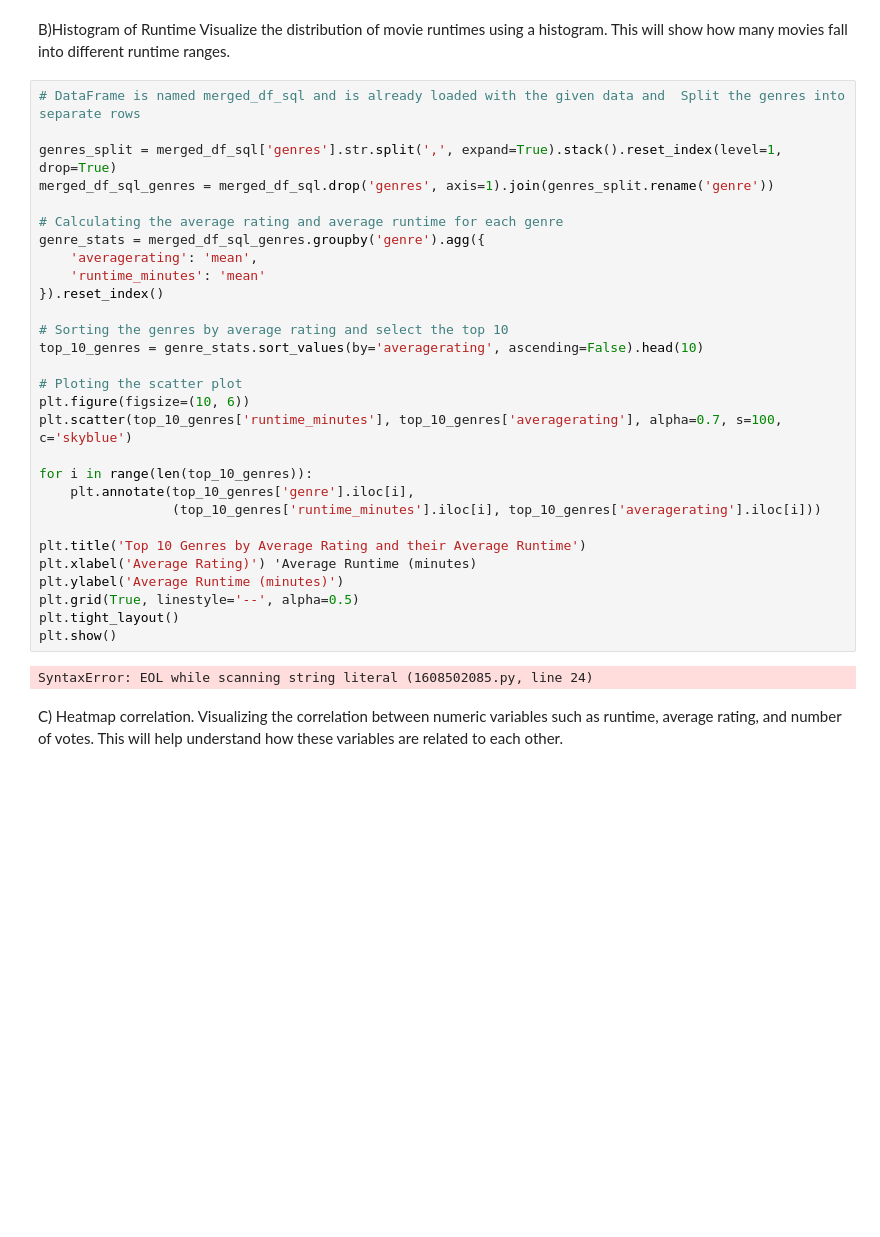
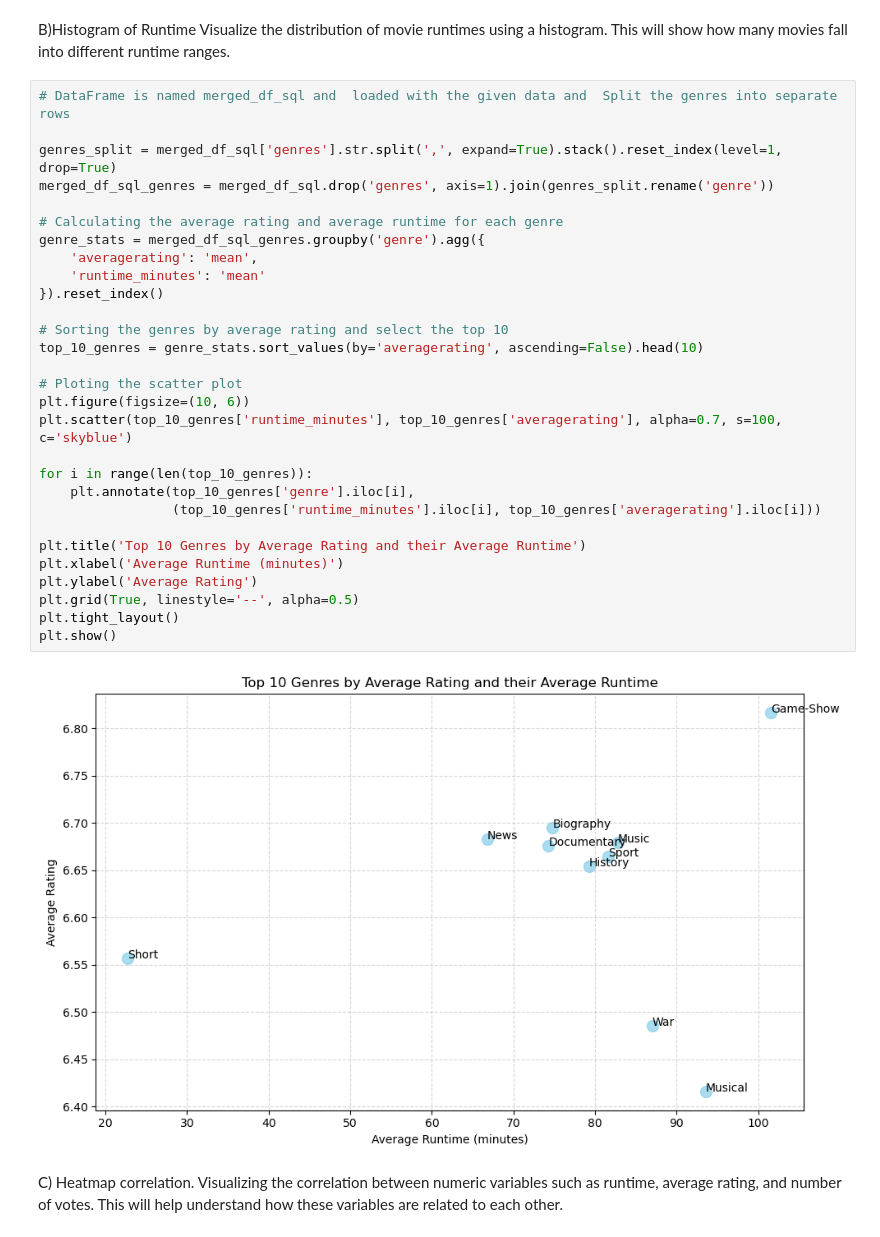
Before and after one commit to Jodhiamboapiyo/Investment-Insights-for-Microsoft-A-Comprehensive-Analysis-of-the-Movie-Studio-Market, a Jupyter notebook: student.ipynb, the cells around one changed output. Drawn from its saved outputs; the diff is of its cells as text; blank space fills up the shorter version.

```diff
--- a/student.ipynb
+++ b/student.ipynb
@@ -655,36 +644,36 @@ NameError: name 'merged_df_sql' is not defined
 B)Histogram of Runtime
  Visualize the distribution of movie runtimes using a histogram. This will show how many movies fall into different runtime ranges.
 # %%
-# DataFrame is named merged_df_sql and is already loaded with the given data and  Split the genres into separate rows
+# DataFrame is named merged_df_sql and  loaded with the given data and  Split the genres into separate rows
 
 genres_split = merged_df_sql['genres'].str.split(',', expand=True).stack().reset_index(level=1, drop=True)
 merged_df_sql_genres = merged_df_sql.drop('genres', axis=1).join(genres_split.rename('genre'))
 
 # Calculating the average rating and average runtime for each genre
 genre_stats = merged_df_sql_genres.groupby('genre').agg({
     'averagerating': 'mean',
     'runtime_minutes': 'mean'
 }).reset_index()
 
 # Sorting the genres by average rating and select the top 10
 top_10_genres = genre_stats.sort_values(by='averagerating', ascending=False).head(10)
 
 # Ploting the scatter plot
 plt.figure(figsize=(10, 6))
 plt.scatter(top_10_genres['runtime_minutes'], top_10_genres['averagerating'], alpha=0.7, s=100, c='skyblue')
 
 for i in range(len(top_10_genres)):
     plt.annotate(top_10_genres['genre'].iloc[i],
                  (top_10_genres['runtime_minutes'].iloc[i], top_10_genres['averagerating'].iloc[i]))
 
 plt.title('Top 10 Genres by Average Rating and their Average Runtime')
-plt.xlabel('Average Rating)') 'Average Runtime (minutes)
-plt.ylabel('Average Runtime (minutes)')
+plt.xlabel('Average Runtime (minutes)')
+plt.ylabel('Average Rating')
 plt.grid(True, linestyle='--', alpha=0.5)
 plt.tight_layout()
 plt.show()
 # %% [output]
-SyntaxError: EOL while scanning string literal (1608502085.py, line 24)
+[figure, added]
 # %% [markdown]
 C) Heatmap correlation.
  Visualizing the correlation between numeric variables such as runtime, average rating, and number of votes. This will help understand how these variables are related to each other.
```
Also changed, not shown: parts of 3 cells of this notebook, 1 other file.
